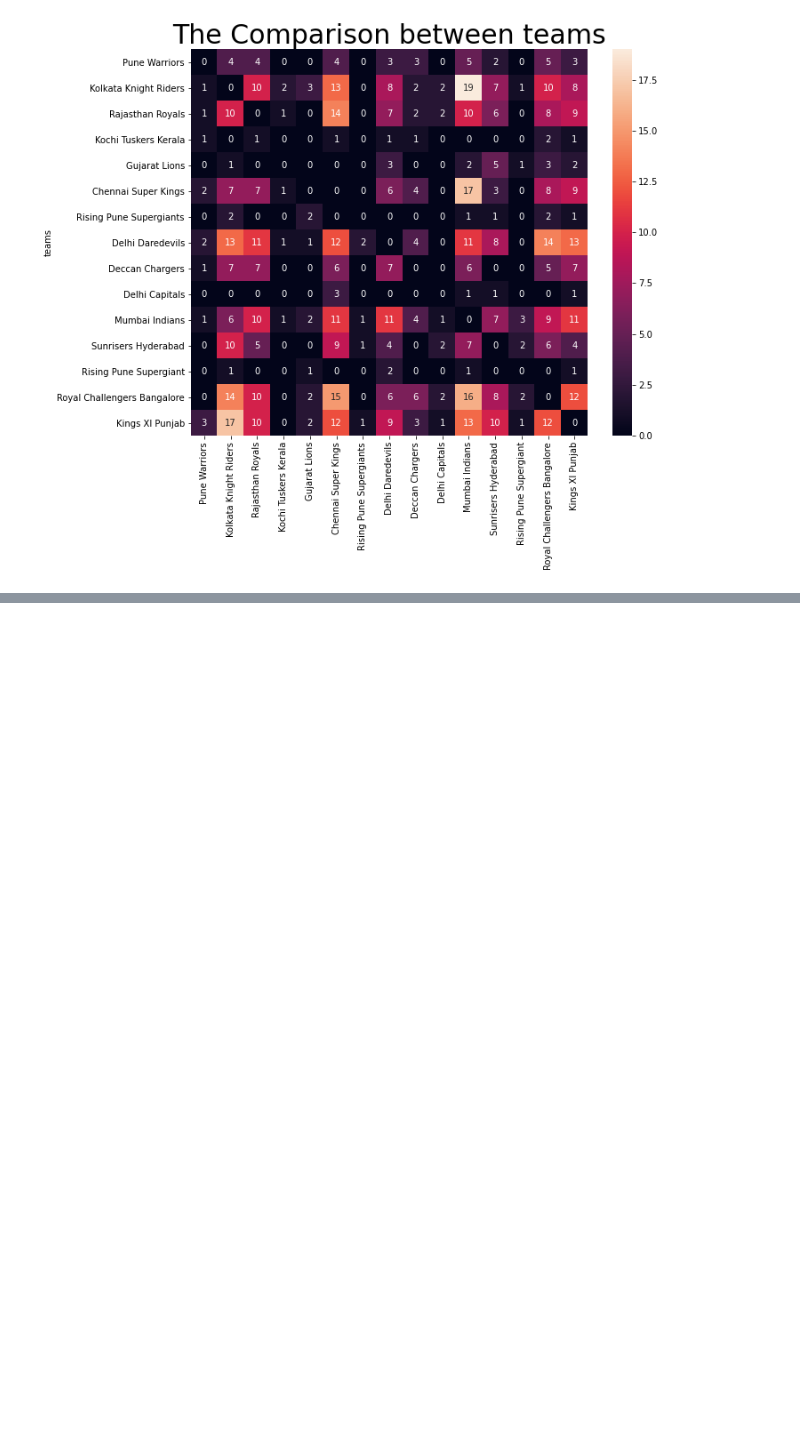
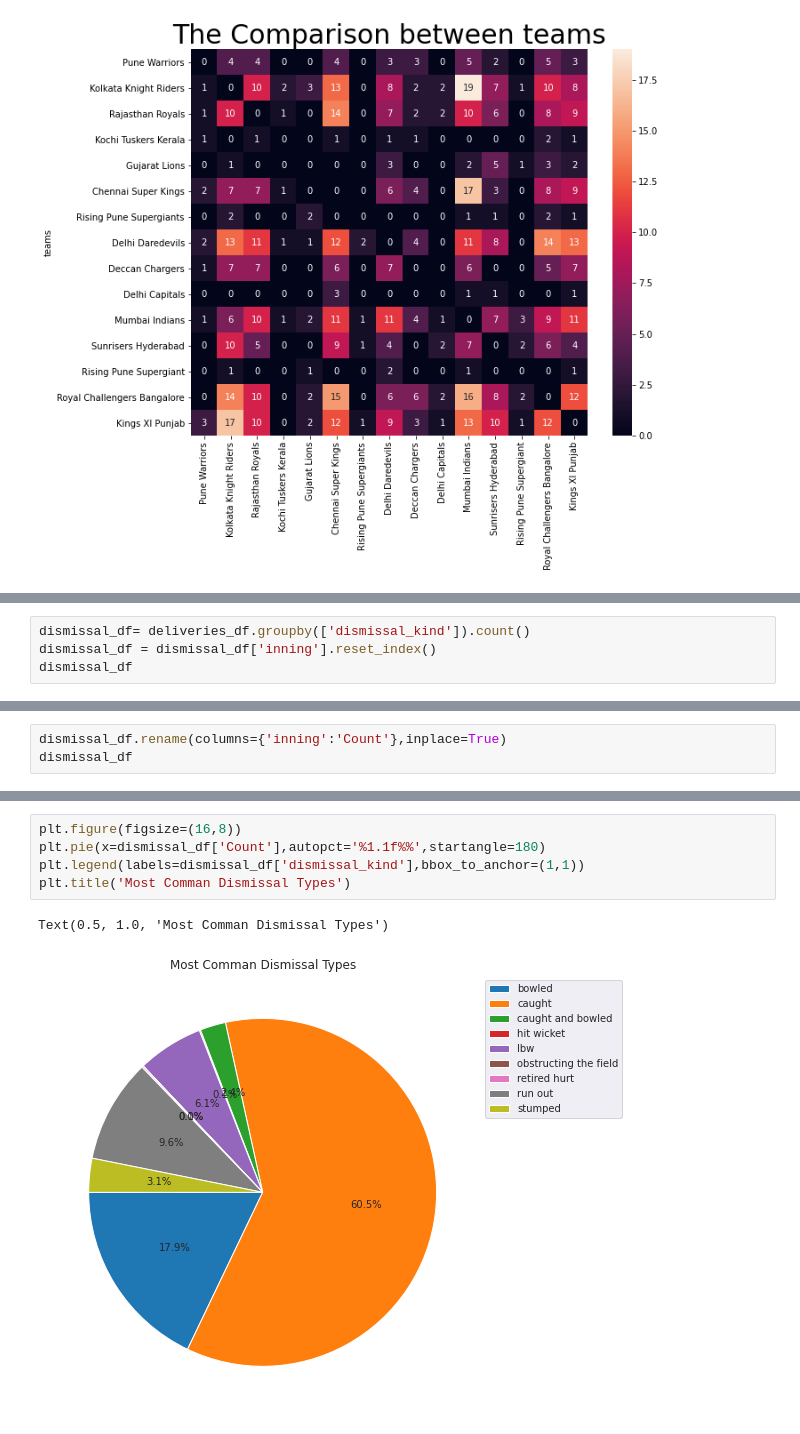
Before and after one commit to Pradip240/IPL-T20-Cricket-Analysis, a Jupyter notebook: Vridhi_IPL_T20_Cricket_Analysis_Capstone_Project.ipynb, the cells around one changed output, grey strips where cells are left out. Cells and saved outputs as stored; diff of their text form; blank space fills up the shorter version.

```diff
--- a/Vridhi_IPL_T20_Cricket_Analysis_Capstone_Project.ipynb
+++ b/Vridhi_IPL_T20_Cricket_Analysis_Capstone_Project.ipynb
@@ -200,0 +240,4 @@ Text(0.5, 1.0, 'The Comparison between teams')
+# %%
+dismissal_df= deliveries_df.groupby(['dismissal_kind']).count()
+dismissal_df = dismissal_df['inning'].reset_index()
+dismissal_df
@@ -200,0 +255,3 @@ Text(0.5, 1.0, 'The Comparison between teams')
+# %%
+dismissal_df.rename(columns={'inning':'Count'},inplace=True)
+dismissal_df
@@ -200,0 +277,8 @@ Text(0.5, 1.0, 'The Comparison between teams')
+# %%
+plt.figure(figsize=(16,8))
+plt.pie(x=dismissal_df['Count'],autopct='%1.1f%%',startangle=180)
+plt.legend(labels=dismissal_df['dismissal_kind'],bbox_to_anchor=(1,1))
+plt.title('Most Comman Dismissal Types')
+# %% [output]
+Text(0.5, 1.0, 'Most Comman Dismissal Types')
+[figure, added]
```
Also changed, not shown: parts of 8 cells of this notebook.
